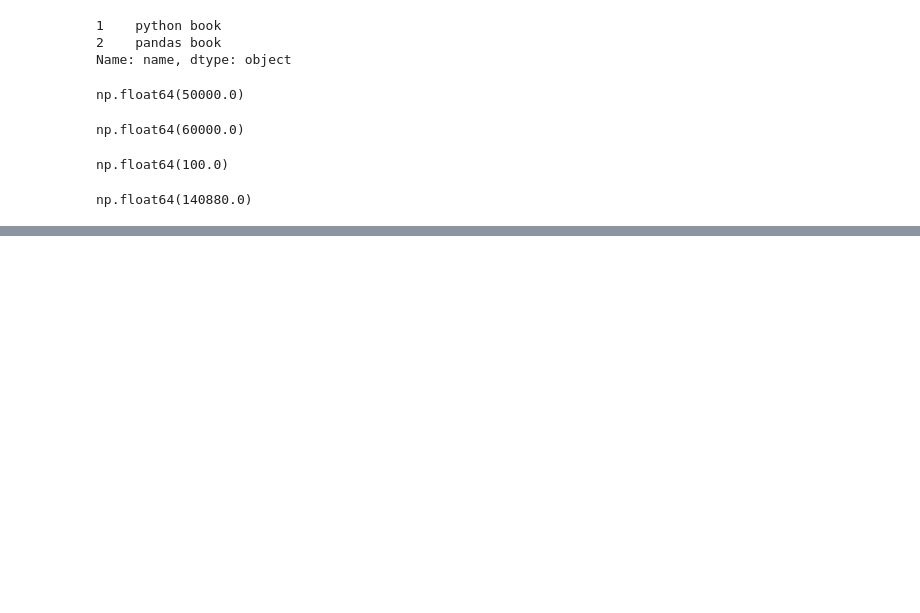
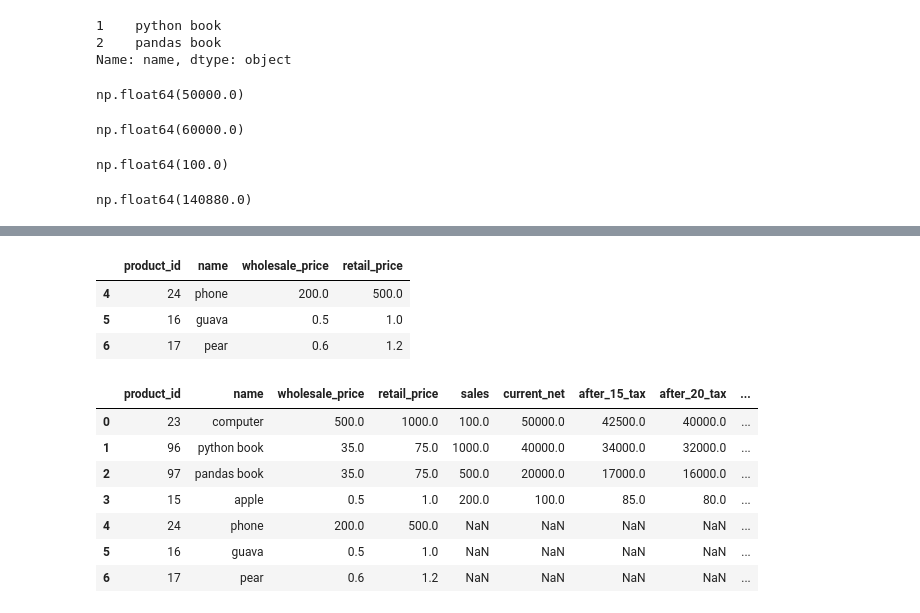
Before and after one commit to SnehashisWalk/pandas-workout, a Jupyter notebook: ch02.ipynb, the cells around one changed output, grey strips where cells are left out. Cells and saved outputs as stored; diff of their text form; code cells hidden in the pictures; blank space fills up the shorter version.

```diff
--- a/ch02.ipynb
+++ b/ch02.ipynb
@@ -81,0 +88,5 @@ np.float64(140880.0)
+# %%
+df['current_net'] = (df['retail_price'] - df['wholesale_price']) * df['sales']
+# or we can use the assign method
+# df.assign(current_net = (df['retail_price'] - df['wholesale_price']) * df['sales'])
+df
@@ -81,0 +99,5 @@ np.float64(140880.0)
+# %%
+df['after_15_tax'] = df['current_net'] * 0.85
+df['after_20_tax'] = df['current_net'] * 0.80
+df['after_25_tax'] = df['current_net'] * 0.75
+df
@@ -81,0 +172,25 @@ np.float64(140880.0)
+# %%
+new_products = pd.DataFrame([
+    {'product_id': 24, 'name': 'phone', 'wholesale_price': 200, 'retail_price': 500},
+    {'product_id': 16, 'name': 'guava', 'wholesale_price': 0.5, 'retail_price': 1},
+    {'product_id': 17, 'name': 'pear', 'wholesale_price': 0.6, 'retail_price': 1.2},
+], index=range(4,7))
+# %%
+new_products
+# %% [output]
+|  | product_id | name | wholesale_price | retail_price |
+| 4 | 24 | phone | 200.0 | 500.0 |
+| 5 | 16 | guava | 0.5 | 1.0 |
+| 6 | 17 | pear | 0.6 | 1.2 |
+# %%
+df = pd.concat([df, new_products])
+df
+# %% [output]
+|  | product_id | name | wholesale_price | retail_price | sales | current_net | after_15_tax | after_20_tax | ... |
+| 0 | 23 | computer | 500.0 | 1000.0 | 100.0 | 50000.0 | 42500.0 | 40000.0 | ... |
+| 1 | 96 | python book | 35.0 | 75.0 | 1000.0 | 40000.0 | 34000.0 | 32000.0 | ... |
+| 2 | 97 | pandas book | 35.0 | 75.0 | 500.0 | 20000.0 | 17000.0 | 16000.0 | ... |
+| 3 | 15 | apple | 0.5 | 1.0 | 200.0 | 100.0 | 85.0 | 80.0 | ... |
+| 4 | 24 | phone | 200.0 | 500.0 | NaN | NaN | NaN | NaN | ... |
+| 5 | 16 | guava | 0.5 | 1.0 | NaN | NaN | NaN | NaN | ... |
+| 6 | 17 | pear | 0.6 | 1.2 | NaN | NaN | NaN | NaN | ... |
```
Also changed, not shown: parts of 23 cells of this notebook.
